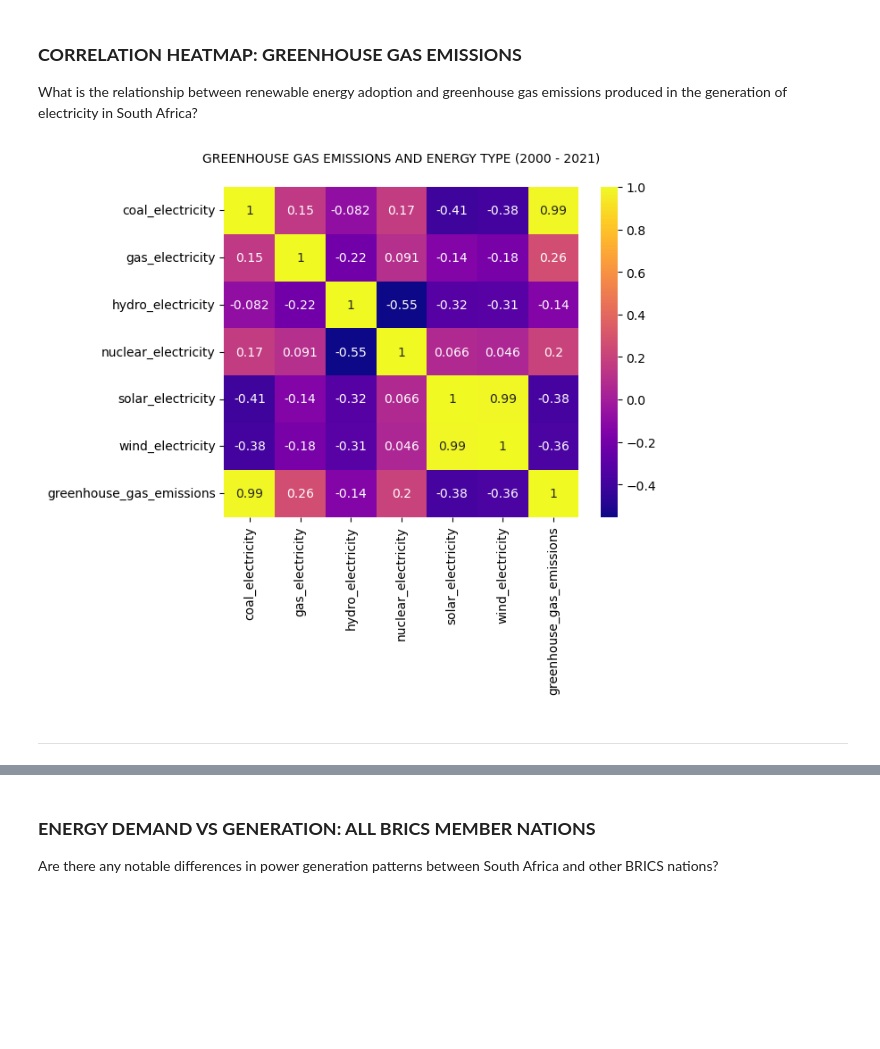
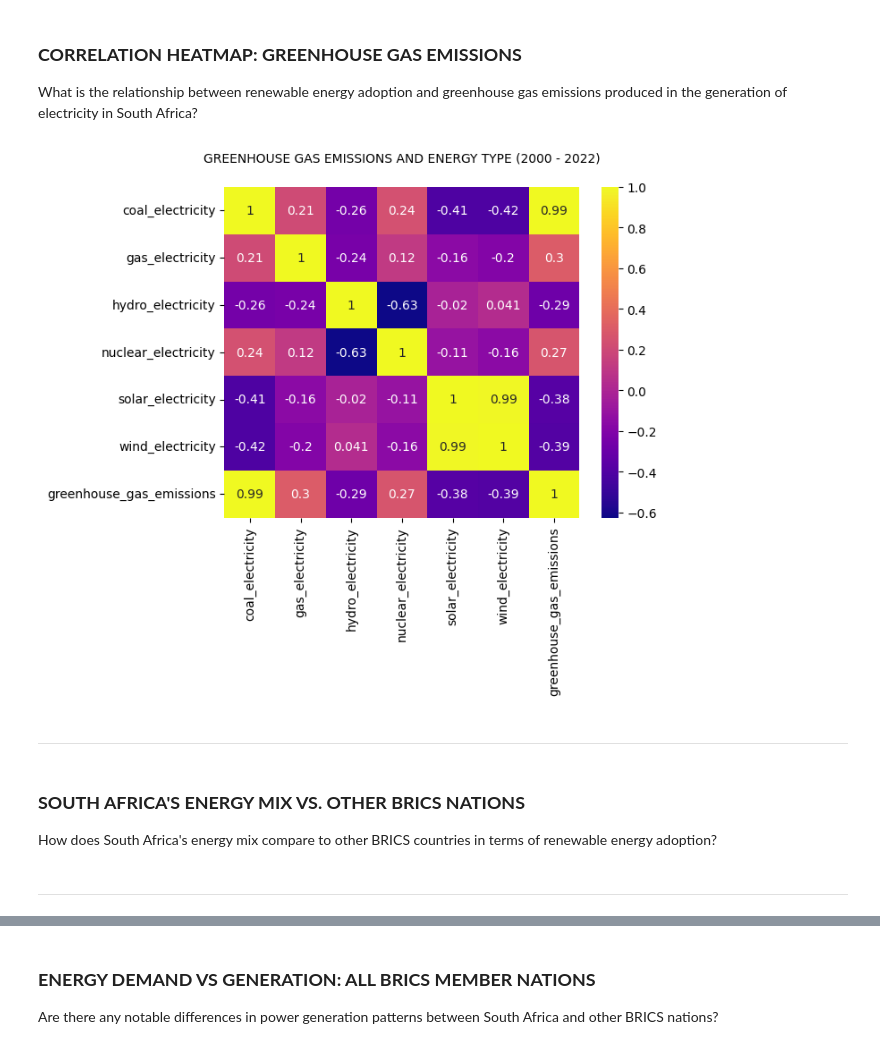
Before and after one commit to natashaely/RenewableEnergySA, a Jupyter notebook: renewable_energy_south_africa_data_visualisations.ipynb, the cells around one changed output, grey strips where cells are left out. Saved outputs shown, nothing was run; the diff lists cells and outputs as text; code cells hidden in the pictures; blank space fills up the shorter version.

```diff
--- a/renewable_energy_south_africa_data_visualisations.ipynb
+++ b/renewable_energy_south_africa_data_visualisations.ipynb
@@ -23,5 +28,5 @@ from matplotlib.ticker import StrMethodFormatter
 # %%
-df = pd.read_csv('owid-energy-data.csv')
+df = pd.read_csv('/content/drive/MyDrive/Colab/5 Renewable Energy/dataset/owid-energy-data.csv')
 # %% [markdown]
 
 
@@ -324,8 +348,8 @@ plt.show()
 
 How has the electricity demand in South Africa changed over time?
 # %%
-# Filtering dataframe for years from 2000 to 2021.
-sa_df = sa_df[(sa_df['year'] >= 2001) & (sa_df['year'] <= 2022)]
+# Filtering dataframe for years from 2000 to 2023.
+sa_df = sa_df[(sa_df['year'] >= 2000) & (sa_df['year'] <= 2023)]
 
 # Choosing a color from the plasma colormap.
 color = plt.cm.plasma(0.5)
@@ -335,7 +359,7 @@ plt.figure(figsize=(12, 6))
 plt.plot(sa_df['year'], sa_df['electricity_demand'], color=color)
 plt.xlabel('Year')
 plt.ylabel('Electricity Demand (TWh)')
-plt.title('ELECTRICITY DEMAND TREND (2000 - 2021)', fontsize=10, pad=20)
+plt.title('ELECTRICITY DEMAND TREND (2000 - 2022)', fontsize=10, pad=20)
 
 # Setting the lower limit of the y-axis to zero.
 plt.ylim(bottom=0)
@@ -458,8 +484,8 @@ plt.show()
 The emissions intensity of electricity production (gC02eq/kWh) is 708.99 in 2022.
 Carbon intensity is measured in grams of carbon dioxide-equivalents emitted per kilowatt-hour of electricity.
 # %%
-# Filtering the dataframe for years from 2000 to 2021.
-sa_df = sa_df[(sa_df['year'] >= 2001) & (sa_df['year'] <= 2022)]
+# Filtering the dataframe for years from 2000 to 2023.
+sa_df = sa_df[(sa_df['year'] >= 2000) & (sa_df['year'] <= 2023)]
 
 # Choosing a color from the plasma colormap.
 color = plt.cm.plasma(0.5)
@@ -470,7 +496,7 @@ plt.plot(sa_df['year'], sa_df['carbon_intensity_elec'])
 plt.xlabel('Year')
 plt.ylabel('Carbon intensity of electricity Over Time (gC02eq/kWh)')
 
-plt.title('CARBON INTENSITY OF ELECTRICITY (2000 - 2021)', fontsize=10, pad=20)
+plt.title('CARBON INTENSITY OF ELECTRICITY (2000 - 2022)', fontsize=10, pad=20)
 
 # Setting the lower limit of the y-axis to zero.
 plt.ylim(bottom=0)
@@ -487,8 +513,8 @@ plt.show()
 
 What is the trend in greenhouse gas emissions produced in the generation of electricity in South Africa?
 # %%
-# Filtering the dataframe for years from 2000 to 2021.
-sa_df = sa_df[(sa_df['year'] >= 2001) & (sa_df['year'] <= 2022)]
+# Filtering the dataframe for years from 2000 to 2023.
+sa_df = sa_df[(sa_df['year'] >= 2000) & (sa_df['year'] <= 2023)]
 
 # Choosing a colour from the plasma colormap.
 color = plt.cm.plasma(1)
@@ -499,7 +525,7 @@ plt.plot(sa_df['year'], sa_df['greenhouse_gas_emissions'])
 plt.xlabel('Year')
 plt.ylabel('Greenhouse Gas Emissions (million tonnes of CO2)')
 
-plt.title('GREENHOUSE GAS EMISSIONS (2000 - 2021)', fontsize=10, pad=20)
+plt.title('GREENHOUSE GAS EMISSIONS (2000 - 2022)', fontsize=10, pad=20)
 
 # Set the lower limit of the y-axis to zero.
 plt.ylim(bottom=0)
@@ -518,19 +544,27 @@ What is the relationship between renewable energy adoption and greenhouse gas em
 # %%
 # Selecting relevant columns for correlation heatmap.
 correlation = ['coal_electricity', 'gas_electricity', 'hydro_electricity', 'nuclear_electricity', 'solar_electricity', 'wind_electricity', 'greenhouse_gas_emissions']
 
 # Computing correlation matrix.
 corr_matrix = sa_df[correlation].corr()
 
 # Plotting the correlation heatmap.
 sns.heatmap(corr_matrix, annot=True, cmap='plasma')
 
-plt.title('GREENHOUSE GAS EMISSIONS AND ENERGY TYPE (2000 - 2021)', fontsize=10, pad=20)
+plt.title('GREENHOUSE GAS EMISSIONS AND ENERGY TYPE (2000 - 2022)', fontsize=10, pad=20)
 
 plt.show()
 # %% [output]
-[figure, old version]
+[figure, new version]
 # %% [markdown]
 
 
 ---
+# %% [markdown]
+### **SOUTH AFRICA'S ENERGY MIX VS. OTHER BRICS NATIONS**
+
+How does South Africa's energy mix compare to other BRICS countries in terms of renewable energy adoption?
+# %% [markdown]
+
+
+---
```
Also changed, not shown: parts of 27 cells of this notebook.
